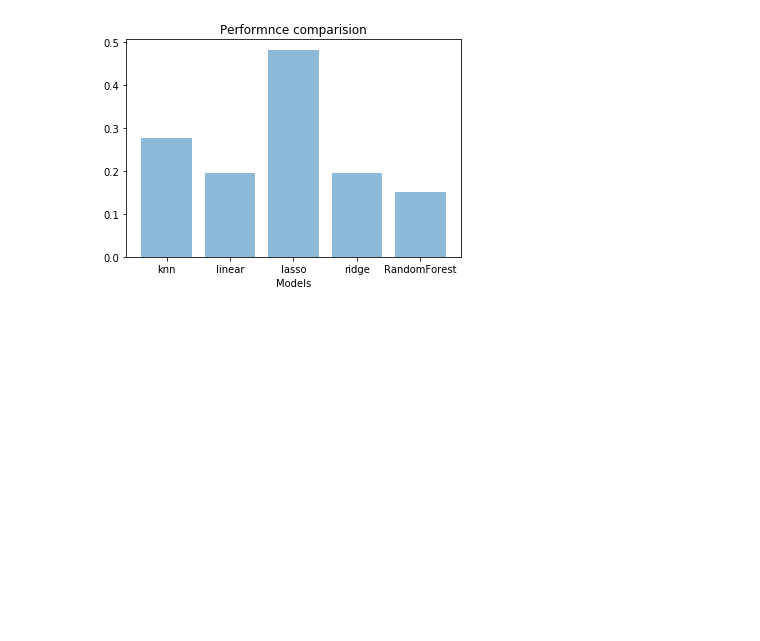
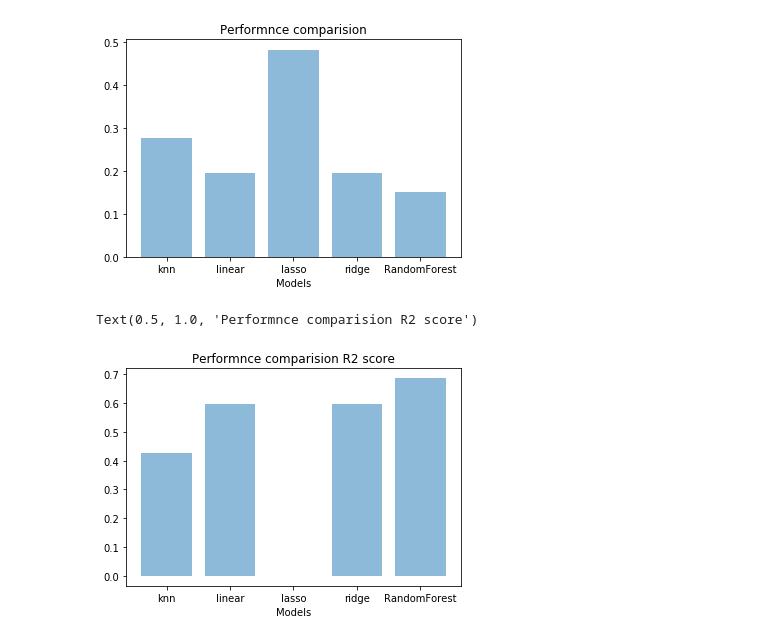
Before and after one commit to Niharika1552/NYC-Airbnb-Price-Prediction-, a Jupyter notebook: Airbnb.ipynb, the cells around one changed output. Drawn from its saved outputs; the diff is of its cells as text; code cells hidden in the pictures; blank space fills up the shorter version.

```diff
--- a/Airbnb.ipynb
+++ b/Airbnb.ipynb
@@ -580,3 +580,7 @@ print('mse score for Ridge Regression is:',ridge_mse)
 print('\n')
 # %% [output]
 mse score for Ridge Regression is: 0.1954360690681684
+# %%
+ridge_score = r2_score(Y_test, Y_ridgepred)
+print('R2 score for Ridge Regression is:',ridge_score)
+print('\n')
@@ -597,2 +602,5 @@ print('\n')
 # %% [output]
 mse score for Lasso Regression is: 0.48306907976694313
+# %%
+lasso_score = r2_score(Y_test, Y_lassopred)
+print('R2 score for Lasso Regression is:',lasso_score)
@@ -609,3 +619,7 @@ print('mse score for RF Regression is:',rf_mse)
 print('\n')
 # %% [output]
 mse score for RF Regression is: 0.1516531741084031
+# %%
+rf_score = r2_score(Y_test, Y_rfpred)
+print('R2 score for Random Forest is:',rf_score)
+print('\n')
@@ -622,3 +638,14 @@ plt.title('Performnce comparision')
 # %% [output]
 Text(0.5, 1.0, 'Performnce comparision')
 [figure]
+# %%
+objects = ('knn', 'linear', 'lasso', 'ridge','RandomForest')
+y_pos1 = np.arange(len(objects))
+performance = [score,lm_score,lasso_score,ridge_score,rf_score]
+plt.bar(y_pos1, performance, align='center', alpha=0.5)
+plt.xticks(y_pos1, objects)
+plt.xlabel('Models')
+plt.title('Performnce comparision R2 score')
+# %% [output]
+Text(0.5, 1.0, 'Performnce comparision R2 score')
+[figure, added]
```
Also changed, not shown: parts of 5 cells of this notebook.
